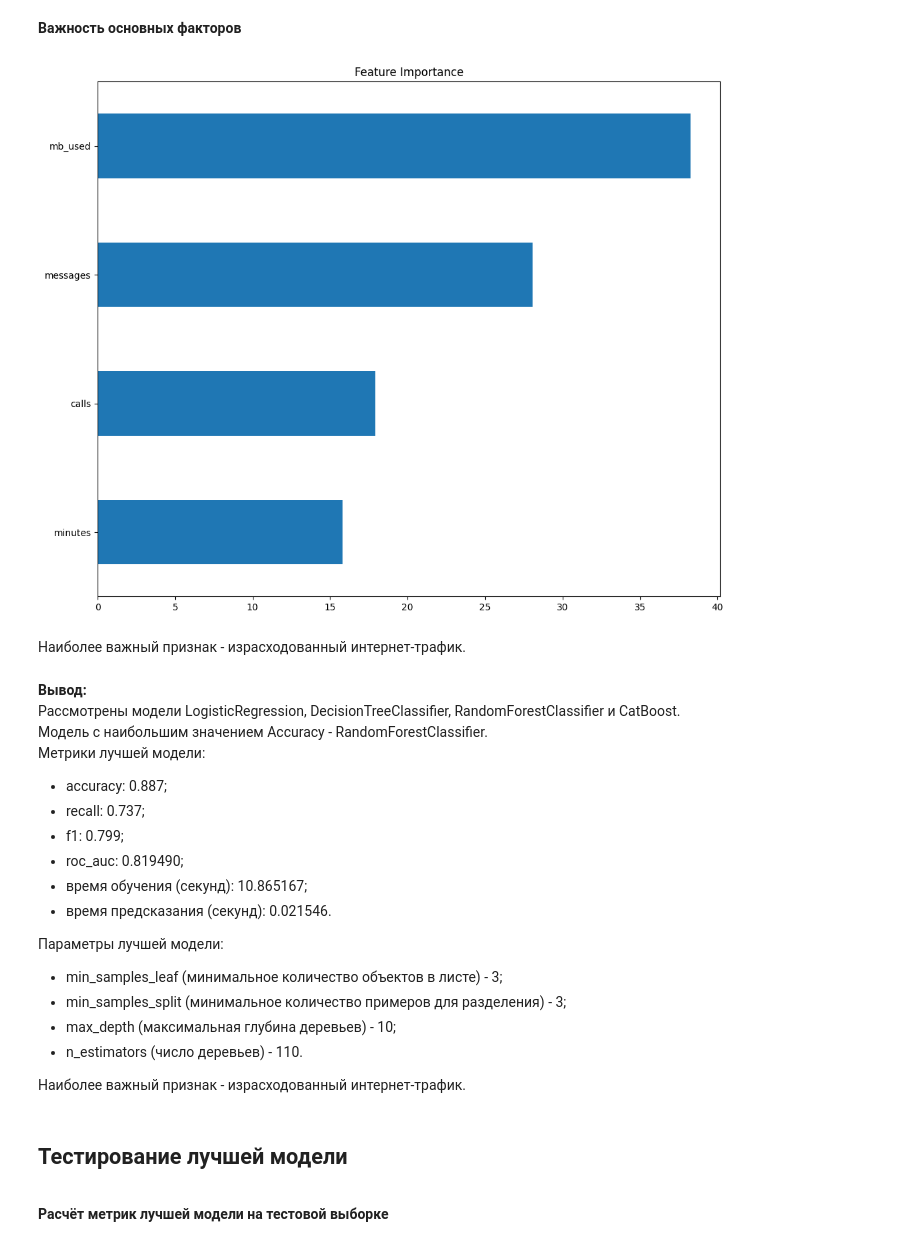
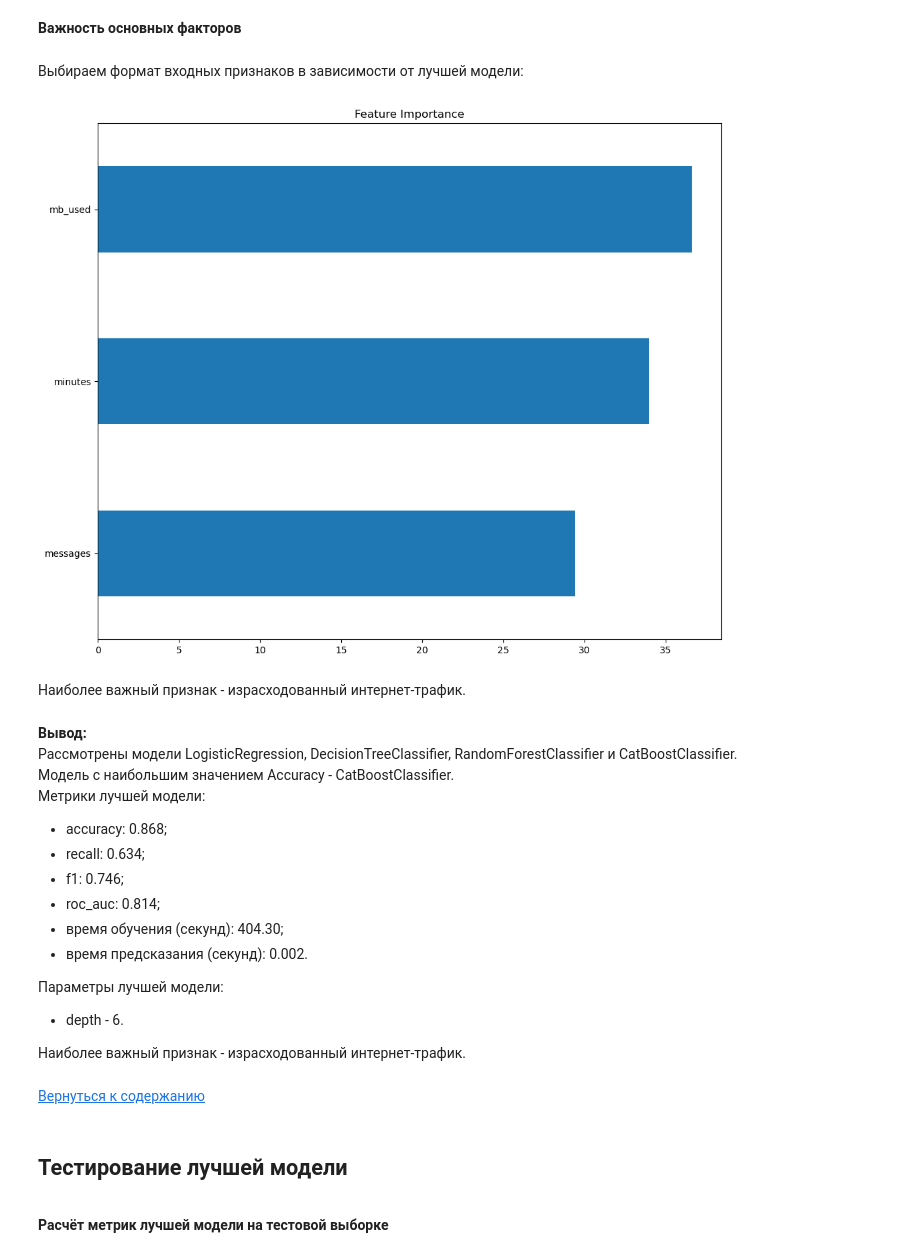
Before and after one commit to data-analyst-mr/DataScienceProjects, a Jupyter notebook: projects/educational project/mobile_tariff/mobil_tarif.ipynb, the cells around one changed output. Drawn from its saved outputs; the diff is of its cells as text; code cells hidden in the pictures.

```diff
--- a/projects/educational project/mobile_tariff/mobil_tarif.ipynb
+++ b/projects/educational project/mobile_tariff/mobil_tarif.ipynb
@@ -355,6 +424,5 @@ model_cb = CatBoostClassifier(verbose=False,                          # созд
 # %%
-best_model_cb, accuracy_cb, recall_cb, roc_auc_cb, f1_cb, pred_cb, time_fit_cb, time_pred_cb = metrics(model_cb,
-                                                                                                       params_cb,
-                                                                                                       'CatBoostClassifier',
-                                                                                                       X_train)
+best_model_cb, accuracy_cb, recall_cb, roc_auc_cb, f1_cb, time_fit_cb, time_pred_cb = metrics(model_cb,
+                                                                                              params_cb,
+                                                                                              'CatBoostClassifier')
 # %% [output]
@@ -374,15 +436,14 @@ roc_auc_diagr(model_dict)
 Сравнительная таблица:
 # %%
 # собираем таблицу
-df_best_model = pd.DataFrame({'model' : ['LogisticRegression', 'RandomForestClassifier', 'DecisionTreeClassifier', 'CatBoostClassifier'],
-                              'accuracy' : [accuracy_lr, accuracy_rfc, accuracy_dtc, accuracy_cb],
-                              'recall' : [recall_lr, recall_rfc, recall_dtc, recall_cb],
-                              'f1' : [f1_lr, f1_rfc, f1_dtc, f1_cb],
-                              'roc_auc' : [roc_auc_lr, roc_auc_rfc, roc_auc_dtc, roc_auc_cb],
-                              'time_fit' : [time_fit_lr, time_fit_rfc, time_fit_dtc, time_fit_cb],
-                              'time_pred' : [time_pred_lr, time_pred_rfc, time_pred_dtc, time_pred_cb],
-                              'best_model' : [best_model_lr, best_model_rfc, best_model_dtc, best_model_cb],
-                              'y_pred' : [pred_lr, pred_rfc, pred_dtc, pred_cb]})
+df_best_model = pd.DataFrame({'model' : ['LogisticRegression', 'DecisionTreeClassifier', 'RandomForestClassifier', 'CatBoostClassifier'],
+                              'accuracy' : [accuracy_lr, accuracy_dtc, accuracy_rfc, accuracy_cb],
+                              'recall' : [recall_lr, recall_dtc, recall_rfc, recall_cb],
+                              'f1' : [f1_lr, f1_dtc, f1_rfc, f1_cb],
+                              'roc_auc' : [roc_auc_lr, roc_auc_dtc, roc_auc_rfc, roc_auc_cb],
+                              'time_fit' : [time_fit_lr, time_fit_dtc, time_fit_rfc, time_fit_cb],
+                              'time_pred' : [time_pred_lr, time_pred_dtc, time_pred_rfc, time_pred_cb],
+                              'best_model' : [best_model_lr, best_model_dtc, best_model_rfc, best_model_cb]})
 df_best_model[['model', 'accuracy', 'recall', 'f1', 'roc_auc', 'time_fit', 'time_pred']]                # выводим таблицу
 # %% [output]
 |  | model | accuracy | recall | f1 | roc_auc | time_fit | time_pred |
@@ -406,44 +467,44 @@ print('Параметры лучшей модели: {}'.format(best_model_param
 # %% [markdown]
 **Важность основных факторов**
+# %% [markdown]
+Выбираем формат входных признаков в зависимости от лучшей модели:
 # %%
-if best_model_row.iloc[0, 0] == 'LogisticRegression':
-    importance = best_model_lr.best_estimator_.coef_[0]      # получаем коэффициенты признаков для модели LogisticRegression
+if best_model_name == 'CatBoostClassifier':
+    importance = best_model.best_estimator_.feature_importances_           # получаем коэффициенты важности признаков
+elif best_model_name == 'LogisticRegression':
+    importance = best_model_lr.best_estimator_._final_estimator.coef_[0]   # получаем коэффициенты важности признаков
 else:
-    # получаем коэффициенты признаков для других моделей
-    importance = best_model_row.iloc[0, 7].best_estimator_.feature_importances_
-# собираем признаки в серию
-if best_model_row.iloc[0, 0] == 'CatBoostClassifier':
-    importance_features = pd.Series(importance, index=X_train.columns).sort_values(ascending=True).tail(10)
-else:
-    importance_features = pd.Series(importance, index=X_train_scaller.columns).sort_values(ascending=True).tail(10)
-plt.figure(figsize=(12,10))                                           # задаем размер окна диаграммы
-importance_features.plot(kind='barh',title = 'Feature Importance')    # визуализируем диаграмму
+    # получаем коэффициенты важности признаков
+    importance = best_model_rfc.best_estimator_._final_estimator.feature_importances_
+# создаем датафрейм из 10 важнейших признаков
+importance_features = pd.Series(importance, index=X_train.columns).sort_values(ascending=True).tail(10)
+plt.figure(figsize=(12,10))                                                # задаем размер окна диаграммы
+importance_features.plot(kind='barh',title = 'Feature Importance')         # визуализируем диаграмму
 plt.show()
 # %% [output]
-[figure, old version]
+[figure, new version]
 # %% [markdown]
 Наиболее важный признак - израсходованный интернет-трафик.
 # %% [markdown]
 **Вывод:**
-Рассмотрены модели LogisticRegression, DecisionTreeClassifier, RandomForestClassifier и CatBoost.
-Модель с наибольшим значением Accuracy - RandomForestClassifier.
+Рассмотрены модели LogisticRegression, DecisionTreeClassifier, RandomForestClassifier и CatBoostClassifier.
+Модель с наибольшим значением Accuracy - CatBoostClassifier.
 Метрики лучшей модели:
- - accuracy: 0.887;
- - recall: 0.737;
- - f1: 0.799;
- - roc_auc: 0.819490;
- - время обучения (секунд): 10.865167;
- - время предсказания (секунд): 0.021546.
+ - accuracy: 0.868;
+ - recall: 0.634;
+ - f1: 0.746;
+ - roc_auc: 0.814;
+ - время обучения (секунд): 404.30;
+ - время предсказания (секунд): 0.002.
 
 Параметры лучшей модели:
- - min_samples_leaf (минимальное количество объектов в листе) - 3;
- - min_samples_split (минимальное количество примеров для разделения) - 3;
- - max_depth (максимальная глубина деревьев) - 10;
- - n_estimators (число деревьев) - 110.
+ - depth - 6.
 
 Наиболее важный признак - израсходованный интернет-трафик.
+# %% [markdown]
+[Вернуться к содержанию](#start)
 # %% [markdown]
 ## Тестирование лучшей модели
-<a id="section_4"></a>
+<a id="section_5"></a>
 # %% [markdown]
 **Расчёт метрик лучшей модели на тестовой выборке**
```
Also changed, not shown: parts of 69 cells of this notebook.
